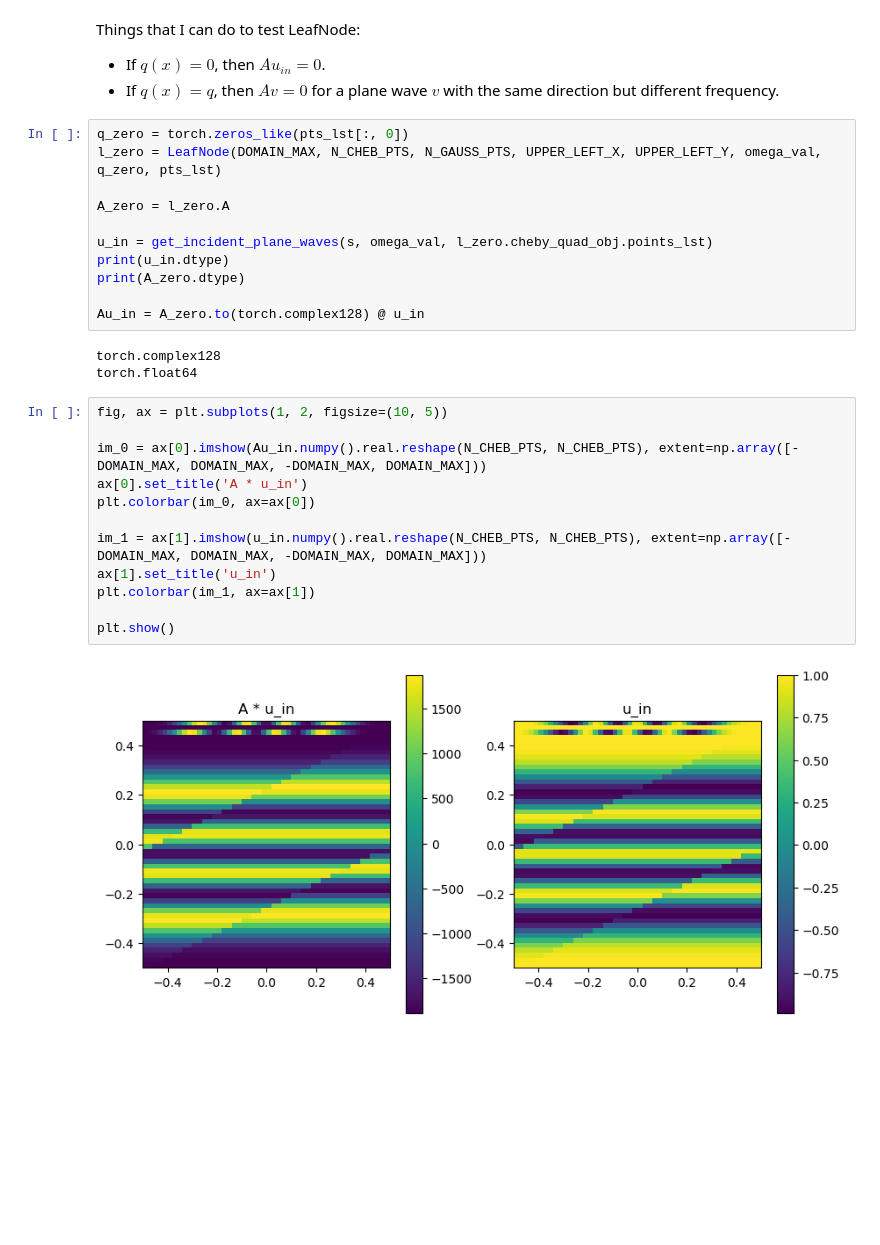
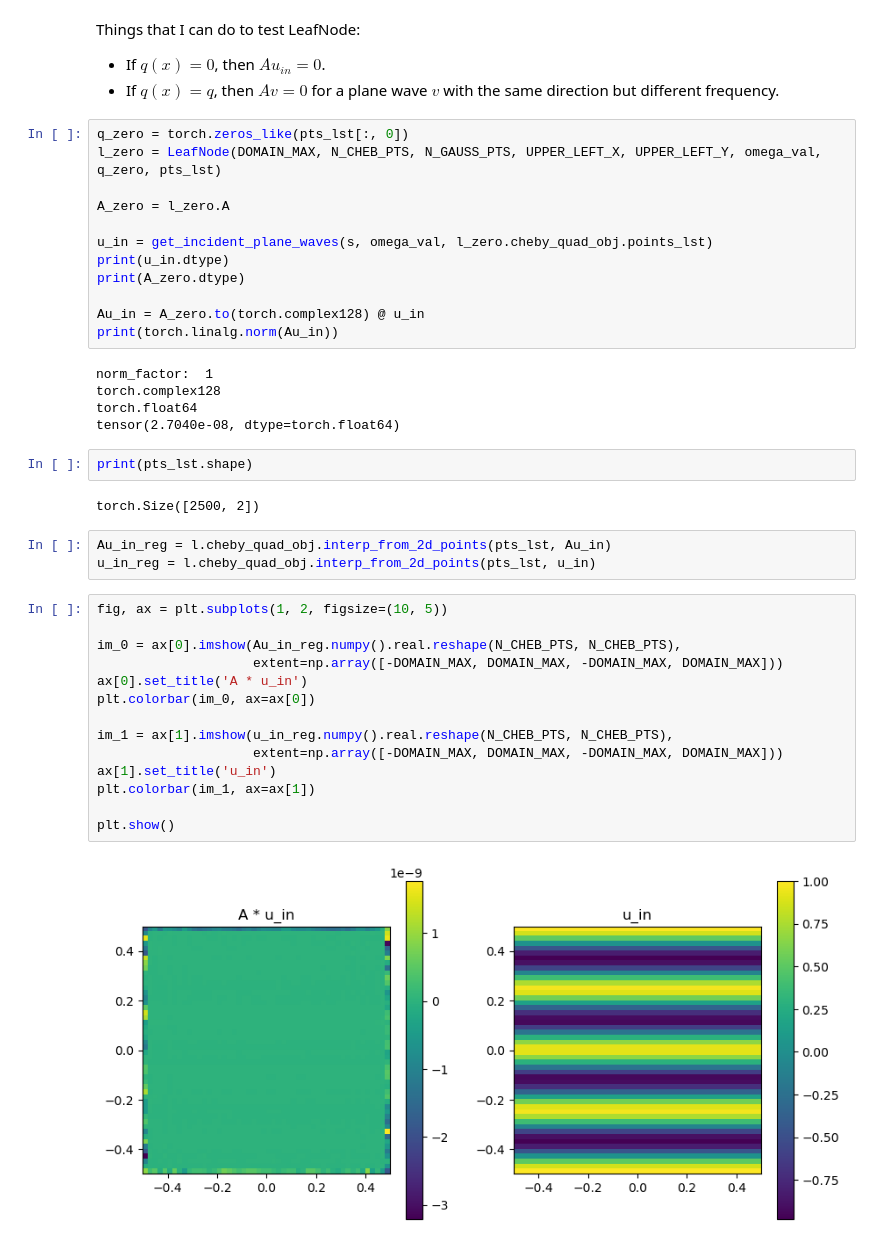
Before and after one commit to meliao/helmholtz_solvers, a Jupyter notebook: checks/local_solution.ipynb, the cells around one changed output. Saved outputs shown, nothing was run; the diff lists cells and outputs as text; blank space fills up the shorter version.

```diff
--- a/checks/local_solution.ipynb
+++ b/checks/local_solution.ipynb
@@ -107,20 +109,32 @@ print(u_in.dtype)
 print(A_zero.dtype)
 
 Au_in = A_zero.to(torch.complex128) @ u_in
+print(torch.linalg.norm(Au_in))
 # %% [output]
+norm_factor:  1
 torch.complex128
 torch.float64
+tensor(2.7040e-08, dtype=torch.float64)
+# %%
+print(pts_lst.shape)
+# %% [output]
+torch.Size([2500, 2])
+# %%
+Au_in_reg = l.cheby_quad_obj.interp_from_2d_points(pts_lst, Au_in)
+u_in_reg = l.cheby_quad_obj.interp_from_2d_points(pts_lst, u_in)
 # %%
 fig, ax = plt.subplots(1, 2, figsize=(10, 5))
 
-im_0 = ax[0].imshow(Au_in.numpy().real.reshape(N_CHEB_PTS, N_CHEB_PTS), extent=np.array([-DOMAIN_MAX, DOMAIN_MAX, -DOMAIN_MAX, DOMAIN_MAX]))
+im_0 = ax[0].imshow(Au_in_reg.numpy().real.reshape(N_CHEB_PTS, N_CHEB_PTS),
+                    extent=np.array([-DOMAIN_MAX, DOMAIN_MAX, -DOMAIN_MAX, DOMAIN_MAX]))
 ax[0].set_title('A * u_in')
 plt.colorbar(im_0, ax=ax[0])
 
-im_1 = ax[1].imshow(u_in.numpy().real.reshape(N_CHEB_PTS, N_CHEB_PTS), extent=np.array([-DOMAIN_MAX, DOMAIN_MAX, -DOMAIN_MAX, DOMAIN_MAX]))
+im_1 = ax[1].imshow(u_in_reg.numpy().real.reshape(N_CHEB_PTS, N_CHEB_PTS),
+                    extent=np.array([-DOMAIN_MAX, DOMAIN_MAX, -DOMAIN_MAX, DOMAIN_MAX]))
 ax[1].set_title('u_in')
 plt.colorbar(im_1, ax=ax[1])
 
 plt.show()
 # %% [output]
-[figure, old version]
+[figure, new version]
```
Also changed, not shown: parts of 2 cells of this notebook, 7 other files.
